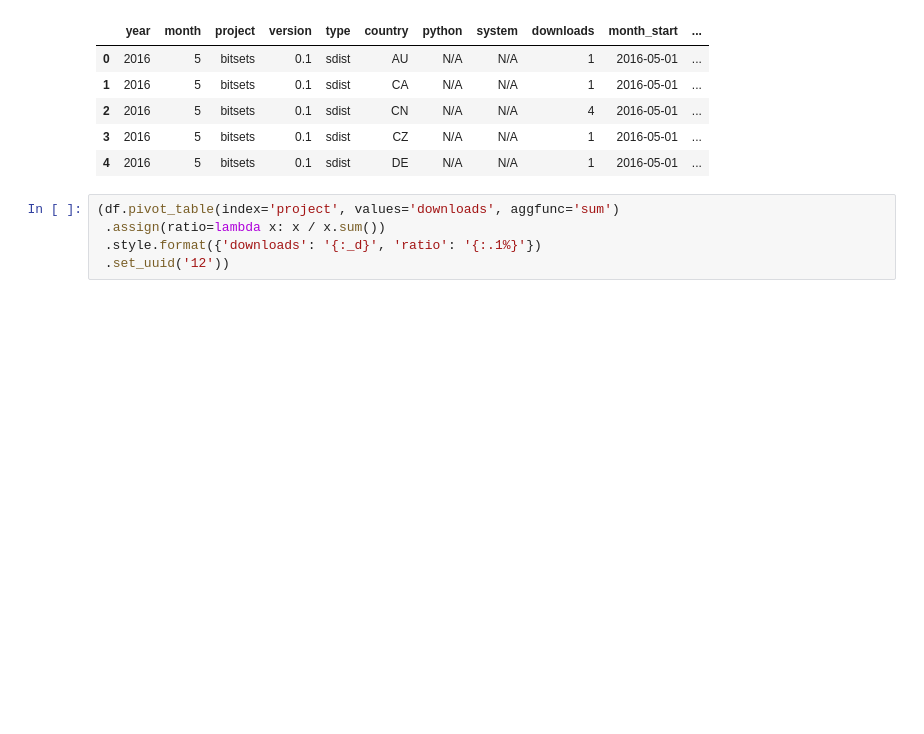
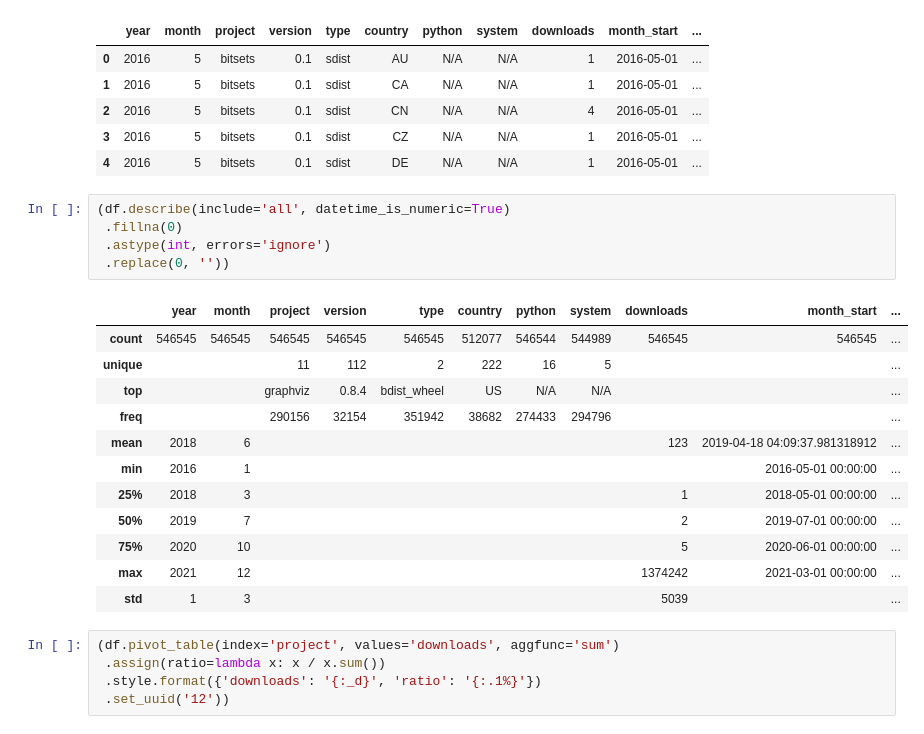
Before and after one commit to xflr6/notebooks, a Jupyter notebook: PyPI.ipynb, the cells around one changed output. Saved outputs shown, nothing was run; the diff lists cells and outputs as text; blank space fills up the shorter version.

Commit message:
add and format describe()

```diff
--- a/PyPI.ipynb
+++ b/PyPI.ipynb
@@ -239,6 +239,24 @@ memory usage: 48.0 MB
 | 2 | 2016 | 5 | bitsets | 0.1 | sdist | CN | N/A | N/A | 4 | 2016-05-01 | ... |
 | 3 | 2016 | 5 | bitsets | 0.1 | sdist | CZ | N/A | N/A | 1 | 2016-05-01 | ... |
 | 4 | 2016 | 5 | bitsets | 0.1 | sdist | DE | N/A | N/A | 1 | 2016-05-01 | ... |
+# %%
+(df.describe(include='all', datetime_is_numeric=True)
+ .fillna(0)
+ .astype(int, errors='ignore')
+ .replace(0, ''))
+# %% [output]
+|  | year | month | project | version | type | country | python | system | downloads | month_start | ... |
+| count | 546545 | 546545 | 546545 | 546545 | 546545 | 512077 | 546544 | 544989 | 546545 | 546545 | ... |
+| unique |  |  | 11 | 112 | 2 | 222 | 16 | 5 |  |  | ... |
+| top |  |  | graphviz | 0.8.4 | bdist_wheel | US | N/A | N/A |  |  | ... |
+| freq |  |  | 290156 | 32154 | 351942 | 38682 | 274433 | 294796 |  |  | ... |
+| mean | 2018 | 6 |  |  |  |  |  |  | 123 | 2019-04-18 04:09:37.981318912 | ... |
+| min | 2016 | 1 |  |  |  |  |  |  |  | 2016-05-01 00:00:00 | ... |
+| 25% | 2018 | 3 |  |  |  |  |  |  | 1 | 2018-05-01 00:00:00 | ... |
+| 50% | 2019 | 7 |  |  |  |  |  |  | 2 | 2019-07-01 00:00:00 | ... |
+| 75% | 2020 | 10 |  |  |  |  |  |  | 5 | 2020-06-01 00:00:00 | ... |
+| max | 2021 | 12 |  |  |  |  |  |  | 1374242 | 2021-03-01 00:00:00 | ... |
+| std | 1 | 3 |  |  |  |  |  |  | 5039 |  | ... |
 # %%
 (df.pivot_table(index='project', values='downloads', aggfunc='sum')
  .assign(ratio=lambda x: x / x.sum())
```
